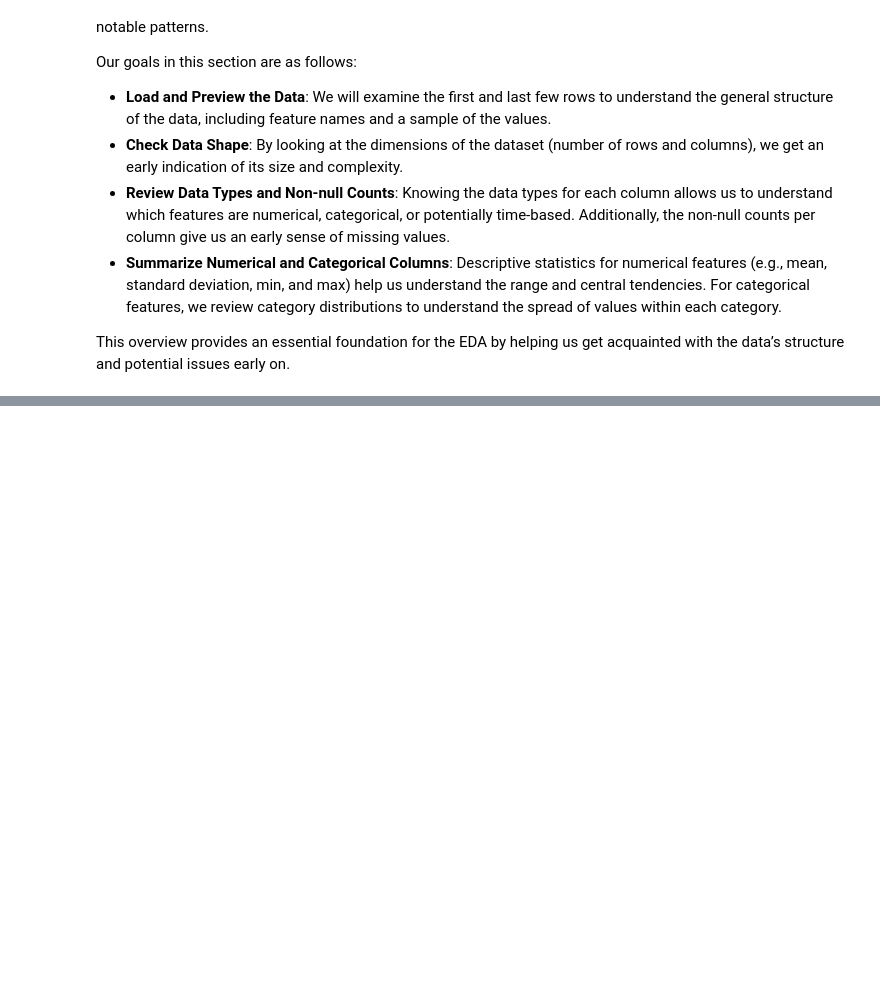
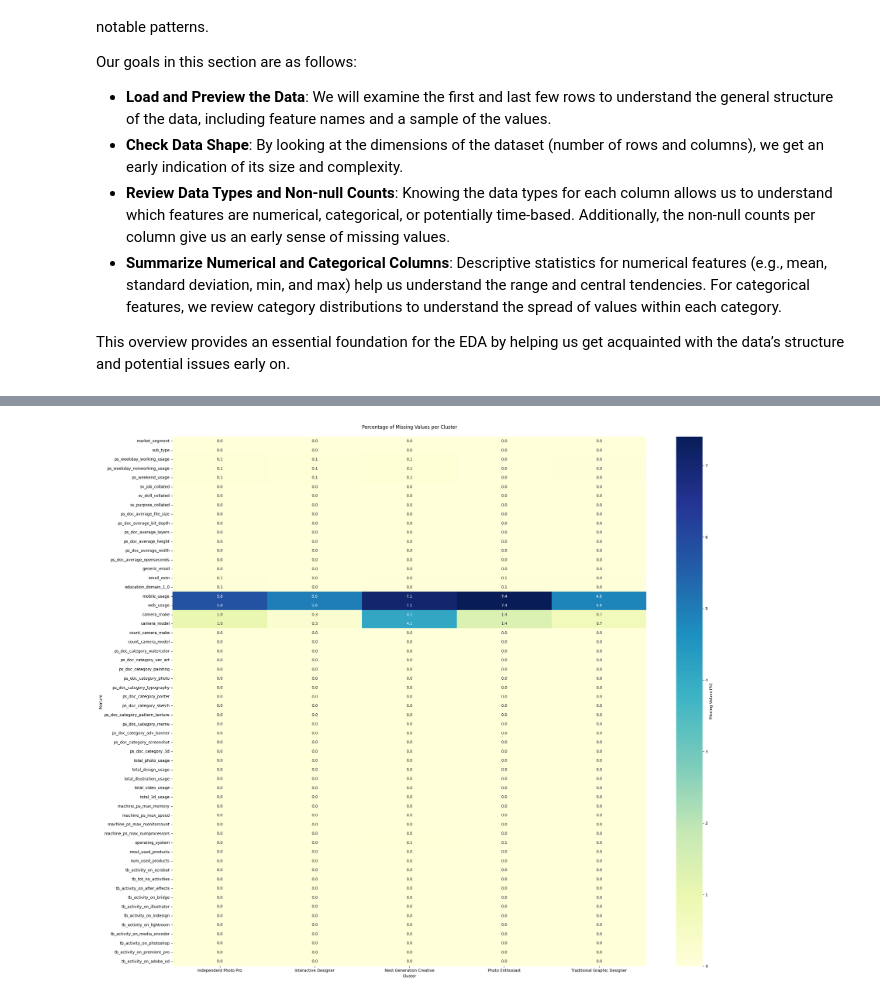
Before and after one commit to abrahamowodunni/interview_take_home, a Jupyter notebook: experimentation/trial.ipynb, the cells around one changed output, grey strips where cells are left out. Saved outputs shown, nothing was run; the diff lists cells and outputs as text; code cells hidden in the pictures; blank space fills up the shorter version.

```diff
--- a/experimentation/trial.ipynb
+++ b/experimentation/trial.ipynb
@@ -52,0 +442,14 @@ file_path =
+# %%
+# filling with unknown!
+# List of columns to fill with 'unknown'
+columns_to_fill = ['sv_job_collated', 'sv_skill_collated', 'sv_purpose_collated']
+
+# Fill missing values in the specified columns with 'unknown'
+df_filled_unknown = df_new.copy()
+df_filled_unknown[columns_to_fill] = df_filled_unknown[columns_to_fill].fillna('unknown')
+
+# Check the changes by reviewing missing values and the first few rows
+print("\nMissing values after filling with 'unknown':")
+print(df_filled_unknown[columns_to_fill].isnull().sum())
+print("\nFirst few rows of the dataset after imputation:")
+print(df_filled_unknown[columns_to_fill].head())
@@ -52,0 +470,4 @@ file_path =
+# %%
+missing_stats = analyze_missing_values(df_filled_unknown)
+display(missing_stats)
+# %% [output]
@@ -52,0 +481 @@ file_path =
+[figure, added]
```
Also changed, not shown: parts of 34 cells of this notebook, 1 other file.
